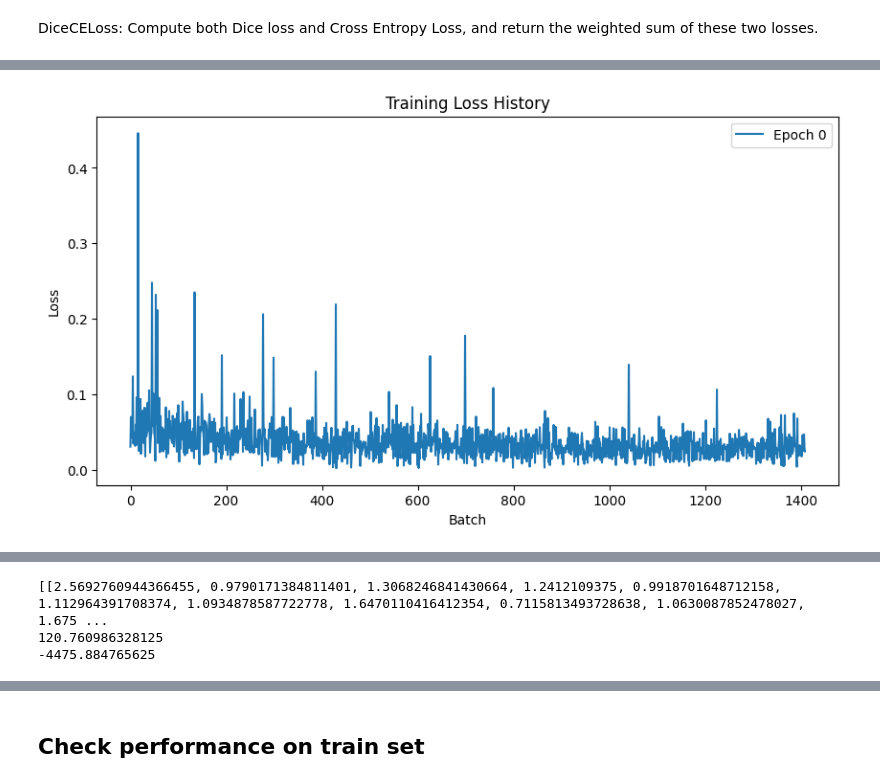
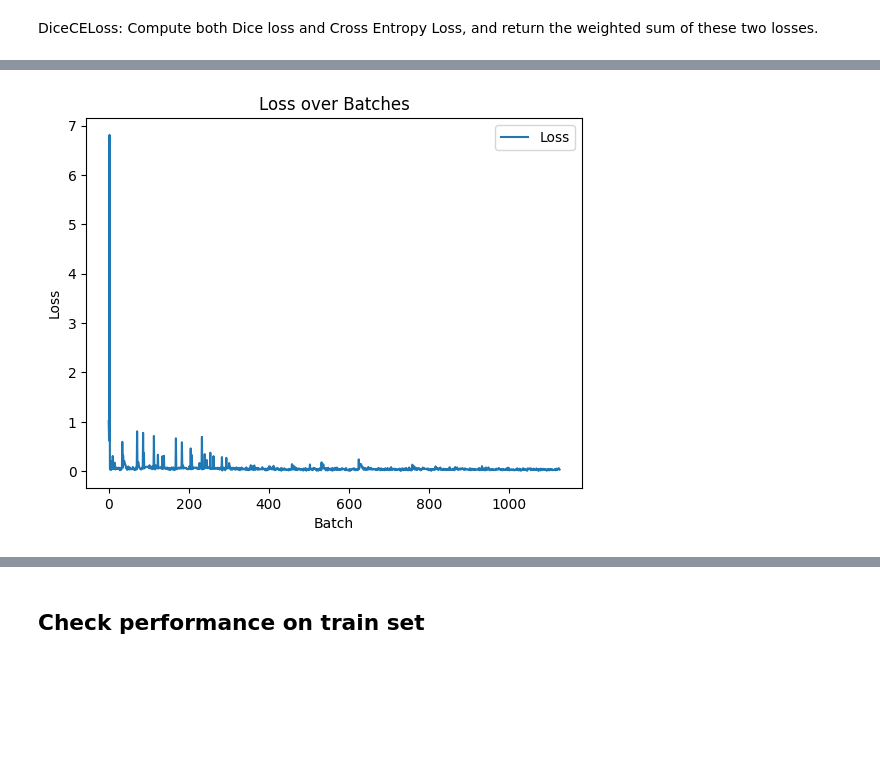
Before and after one commit to pengwingokla/MetaAI-segment-anything-model, a Jupyter notebook: finalproj-segment-anything-model/notebooks/stream.ipynb, the cells around one changed output, grey strips where cells are left out. Cells and saved outputs as stored; diff of their text form; code cells hidden in the pictures; blank space fills up the shorter version.

Commit message:
Model Training

```diff
--- a/finalproj-segment-anything-model/notebooks/stream.ipynb
+++ b/finalproj-segment-anything-model/notebooks/stream.ipynb
@@ -315,14 +403,32 @@ for name, param in model.named_parameters():
 from torch.optim import Adam
 import monai
 from monai.metrics import DiceMetric
+from monai.metrics import compute_iou
 
 # Initialize the optimizer and the loss function
-optimizer = Adam(model.mask_decoder.parameters(), lr=1e-5, weight_decay=0)
+optimizer = Adam(
+    model.mask_decoder.parameters(),
+    lr=0.001,  # Initial learning rate
+    weight_decay=0.01,
+    betas=(0.9, 0.999),  # Momentum coefficients
+    eps=1e-08,
+    amsgrad=True
+)
 #Try DiceFocalLoss, FocalLoss, DiceCELoss
 # seg_loss = monai.losses.DiceCELoss(sigmoid=True)
-seg_loss = monai.losses.FocalLoss(use_softmax=False)
+# seg_loss = monai.losses.FocalLoss(use_softmax=True, reduction='mean')
+seg_loss = monai.losses.FocalLoss(reduction='mean')
 # %% [markdown]
 DiceCELoss: Compute both Dice loss and Cross Entropy Loss, and return the weighted sum of these two losses.
+# %%
+# Split the dataset
+train_size = int(0.8 * len(train_dataset))  # 80% for training
+val_size = len(train_dataset) - train_size  # Remaining 20% for validation
+train_dataset, val_dataset = random_split(train_dataset, [train_size, val_size])
+
+# Create DataLoader instances for training and validation datasets
+train_dataloader = DataLoader(train_dataset, batch_size=2, shuffle=True, drop_last=False)
+val_dataloader = DataLoader(val_dataset, batch_size=2, shuffle=False, drop_last=False)
 # %%
 from tqdm import tqdm
 from statistics import mean
@@ -374,25 +547,29 @@ Mean loss: 0.03609065897473801
 # %%
-LOSS_FILENAME = 'loss_history_focalloss.json'
+LOSS_FILENAME = 'loss_history_focalloss_3.json'
 # %%
 # Save loss history to a local file
 import json
 
 with open(LOSS_FILENAME, 'w') as f:
-    json.dump(all_losses, f)
+    json.dump(batch_losses, f)
 # %%
 # Load loss history from the JSON file
 with open(LOSS_FILENAME, 'r') as f:
-    all_losses = json.load(f)
+    loaded_losses = json.load(f)
 
-# Plot the loss history
-plt.figure(figsize=(10, 5))
-for epoch, epoch_losses in enumerate(all_losses):
-    plt.plot(epoch_losses, label=f'Epoch {epoch}')
-
+# Plotting the graph
+plt.plot(loaded_losses, label='Loss')
 plt.xlabel('Batch')
 plt.ylabel('Loss')
-plt.title('Training Loss History')
+plt.title('Loss over Batches')
 plt.legend()
 plt.show()
+
+# Finding max and min loss
+max_loss = max(loaded_losses)
+min_loss = min(loaded_losses)
+
+print("Maximum Loss:", max_loss)
+print("Minimum Loss:", min_loss)
 # %% [output]
-[figure, old version]
+[figure, new version]
@@ -399,8 +577,0 @@ plt.show()
-# %%
-for i, epoch_loss in enumerate(all_losses):
-    print(f"Max Loss Epoch {i}:", max(epoch_loss))
-    print(f"Min Loss Epoch {i}:", min(epoch_loss))
-# %% [output]
-[[2.5692760944366455, 0.9790171384811401, 1.3068246841430664, 1.2412109375, 0.9918701648712158, 1.112964391708374, 1.0934878587722778, 1.6470110416412354, 0.7115813493728638, 1.0630087852478027, 1.675 ...
-120.760986328125
--4475.884765625
```
Also changed, not shown: parts of 38 cells of this notebook.
